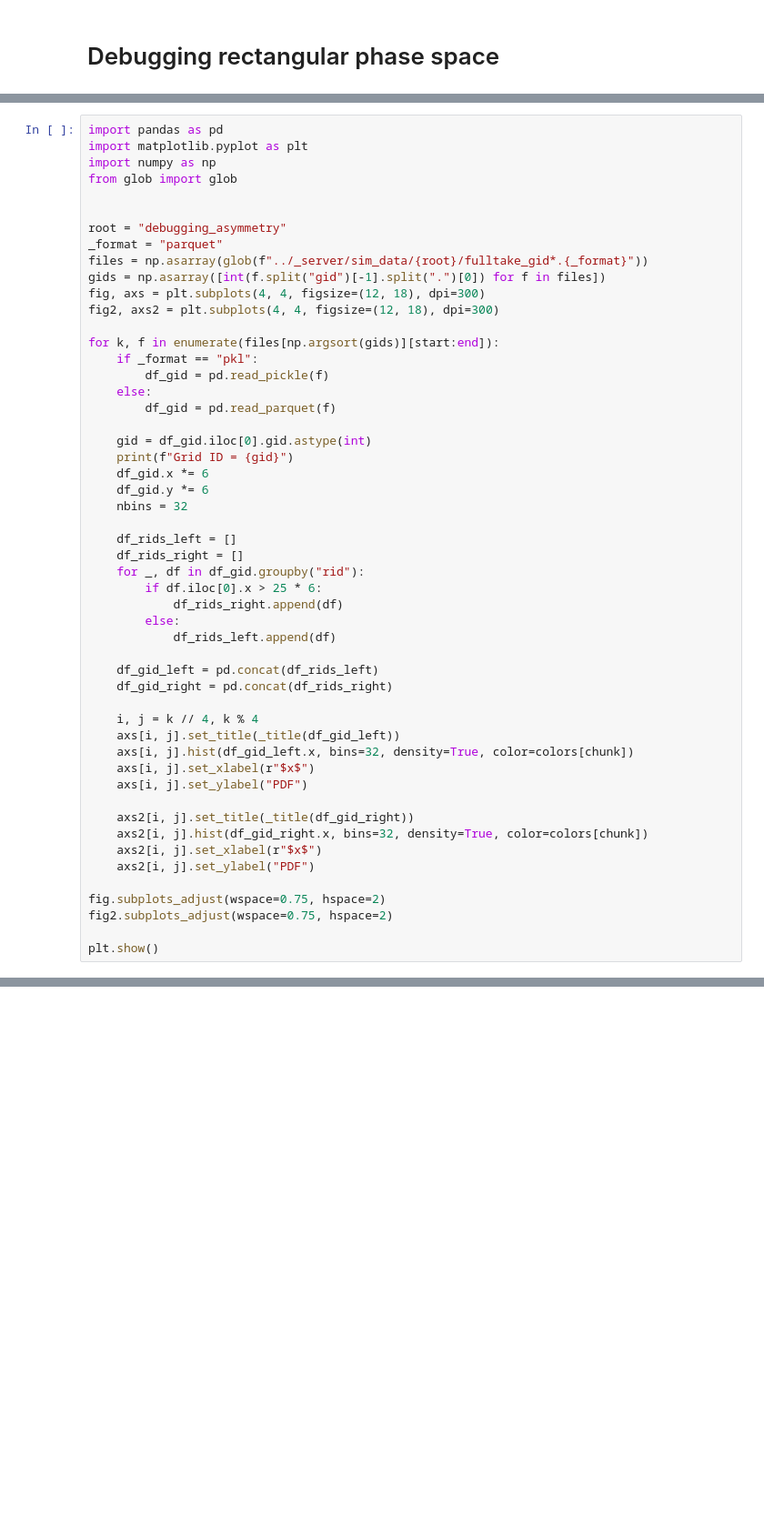
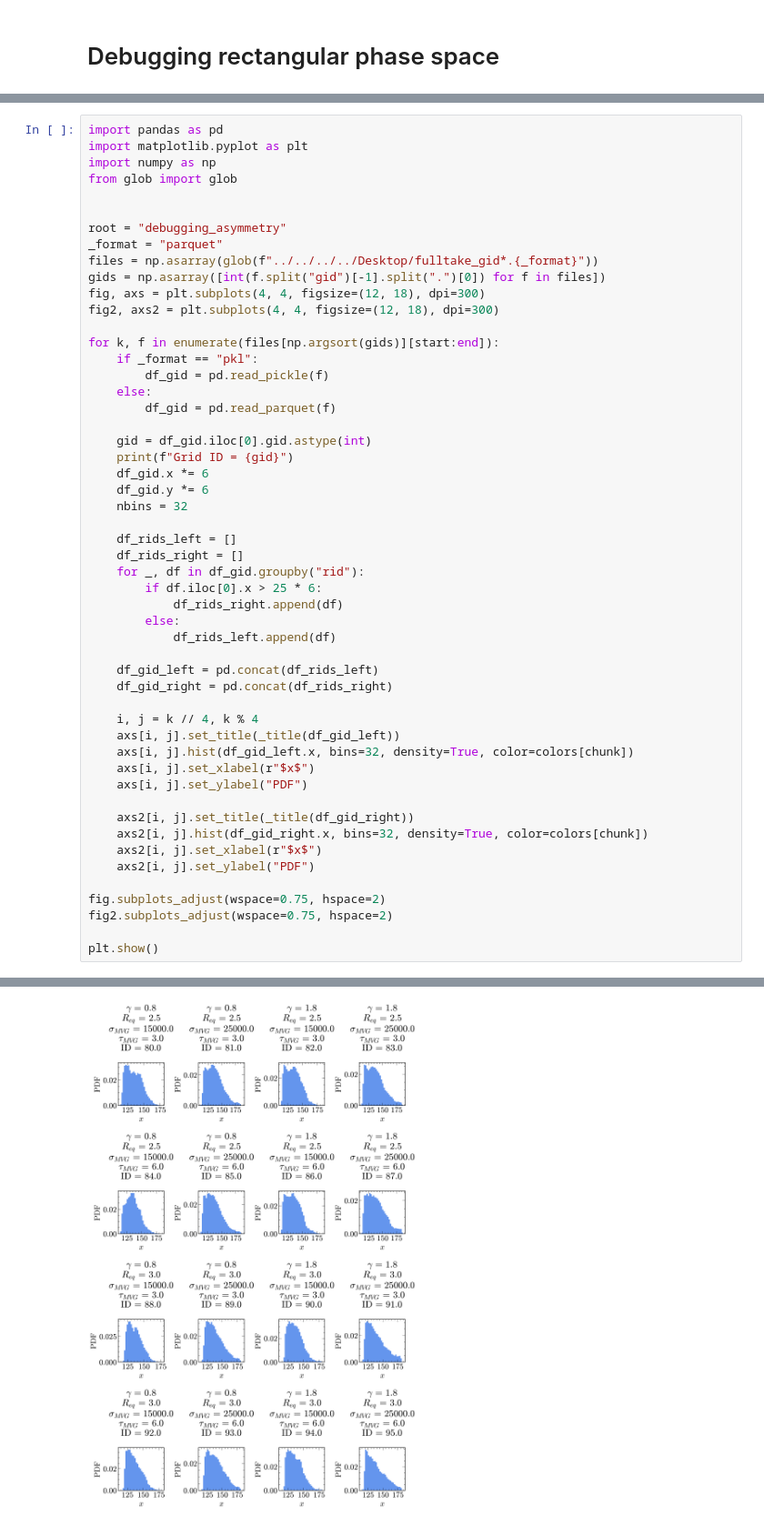
Before and after one commit to pedromzadeh/hopper, a Jupyter notebook: _notebooks/ray_tracing.ipynb, the cells around one changed output, grey strips where cells are left out. Shown at 91% size. Saved outputs shown, nothing was run; the diff lists cells and outputs as text; blank space fills up the shorter version.

```diff
--- a/_notebooks/ray_tracing.ipynb
+++ b/_notebooks/ray_tracing.ipynb
@@ -364,7 +399,7 @@ from glob import glob
 
 root = "debugging_asymmetry"
 _format = "parquet"
-files = np.asarray(glob(f"../_server/sim_data/{root}/fulltake_gid*.{_format}"))
+files = np.asarray(glob(f"../../../../Desktop/fulltake_gid*.{_format}"))
 gids = np.asarray([int(f.split("gid")[-1].split(".")[0]) for f in files])
 fig, axs = plt.subplots(4, 4, figsize=(12, 18), dpi=300)
 fig2, axs2 = plt.subplots(4, 4, figsize=(12, 18), dpi=300)
@@ -407,3 +442,4 @@ fig.subplots_adjust(wspace=0.75, hspace=2)
 fig2.subplots_adjust(wspace=0.75, hspace=2)
 
 plt.show()
+# %% [output]
@@ -409,0 +462 @@ plt.show()
+[figure, added]
```
Also changed, not shown: parts of 15 cells of this notebook, 14 other files.
